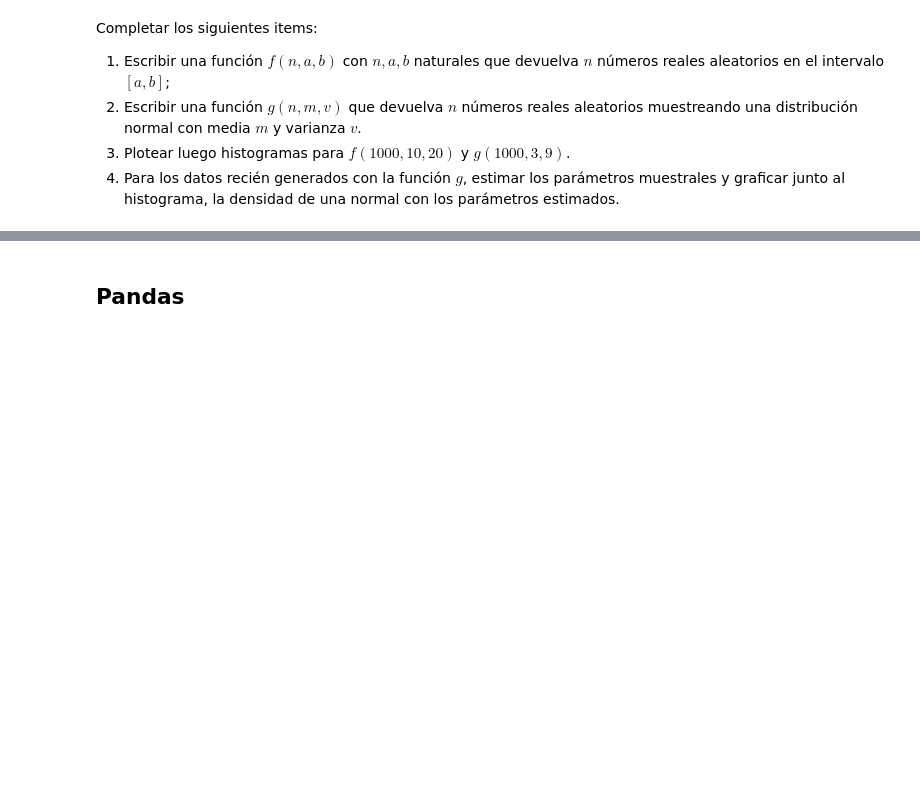
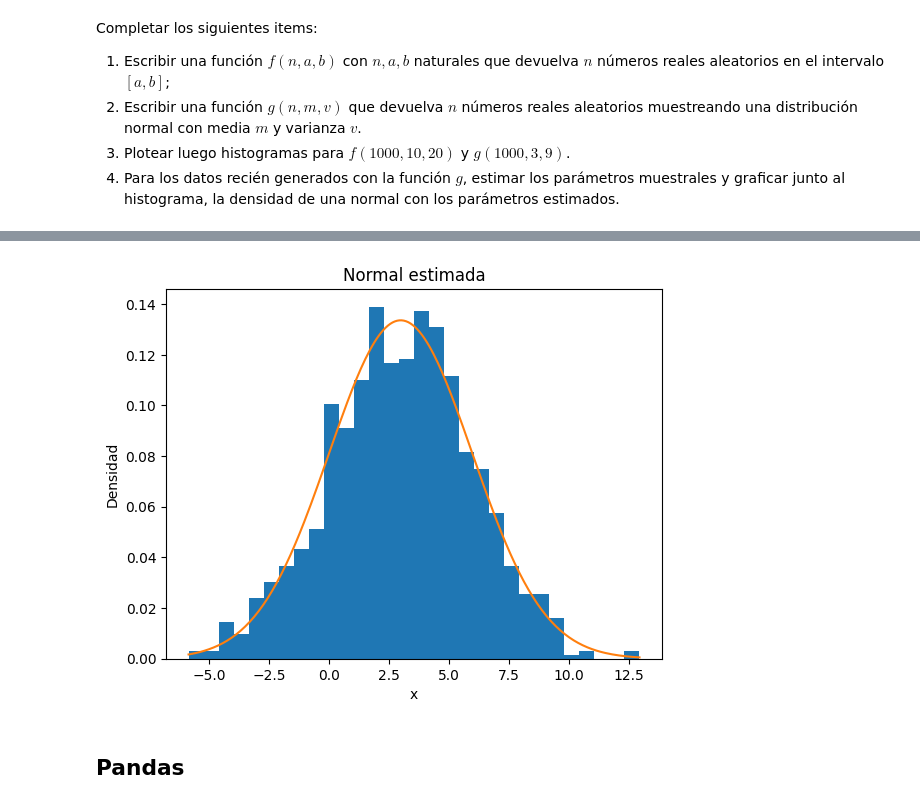
Before and after one commit to maguikhichfe/botVentas, a Jupyter notebook: notebooks/notebook_01_herramientas-published.ipynb, the cells around one changed output, grey strips where cells are left out. Saved outputs shown, nothing was run; the diff lists cells and outputs as text; code cells hidden in the pictures; blank space fills up the shorter version.

```diff
--- a/notebooks/notebook_01_herramientas-published.ipynb
+++ b/notebooks/notebook_01_herramientas-published.ipynb
@@ -288,3 +342,16 @@ def g(n: int, m: float, v: float) -> np.ndarray:
+# %%
+from scipy.stats import norm
+x = np.linspace(min(datos_g), max(datos_g), 200)
+densidad = norm.pdf(x, media, desvio)
+
+plt.hist(datos_g, bins=30, density=True)
+plt.plot(x, densidad)
+plt.title("Normal estimada")
+plt.xlabel("x")
+plt.ylabel("Densidad")
+plt.show()
+# %% [output]
+[figure, added]
 # %% [markdown]
 ## Pandas
 # %%
```
Also changed, not shown: parts of 13 cells of this notebook.
